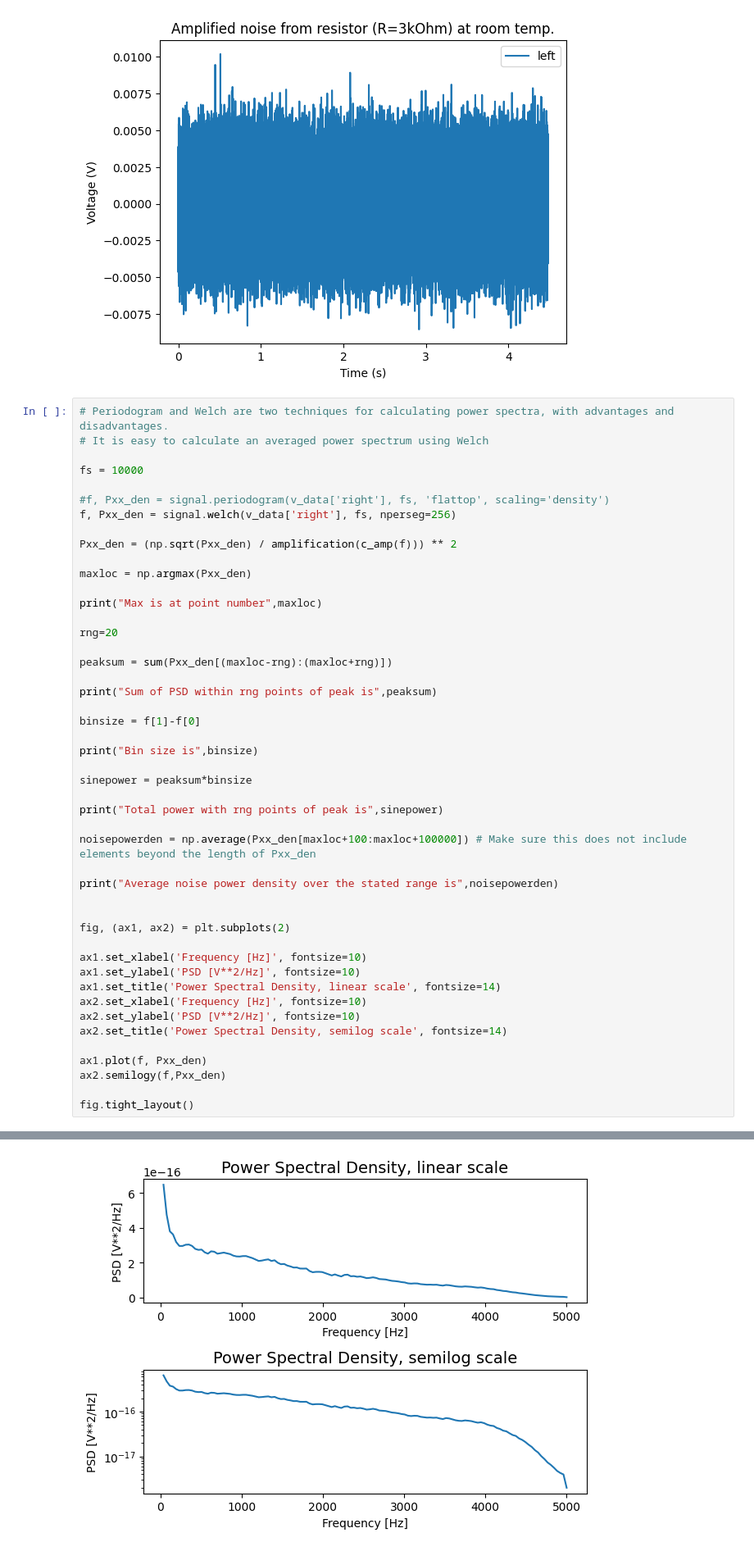
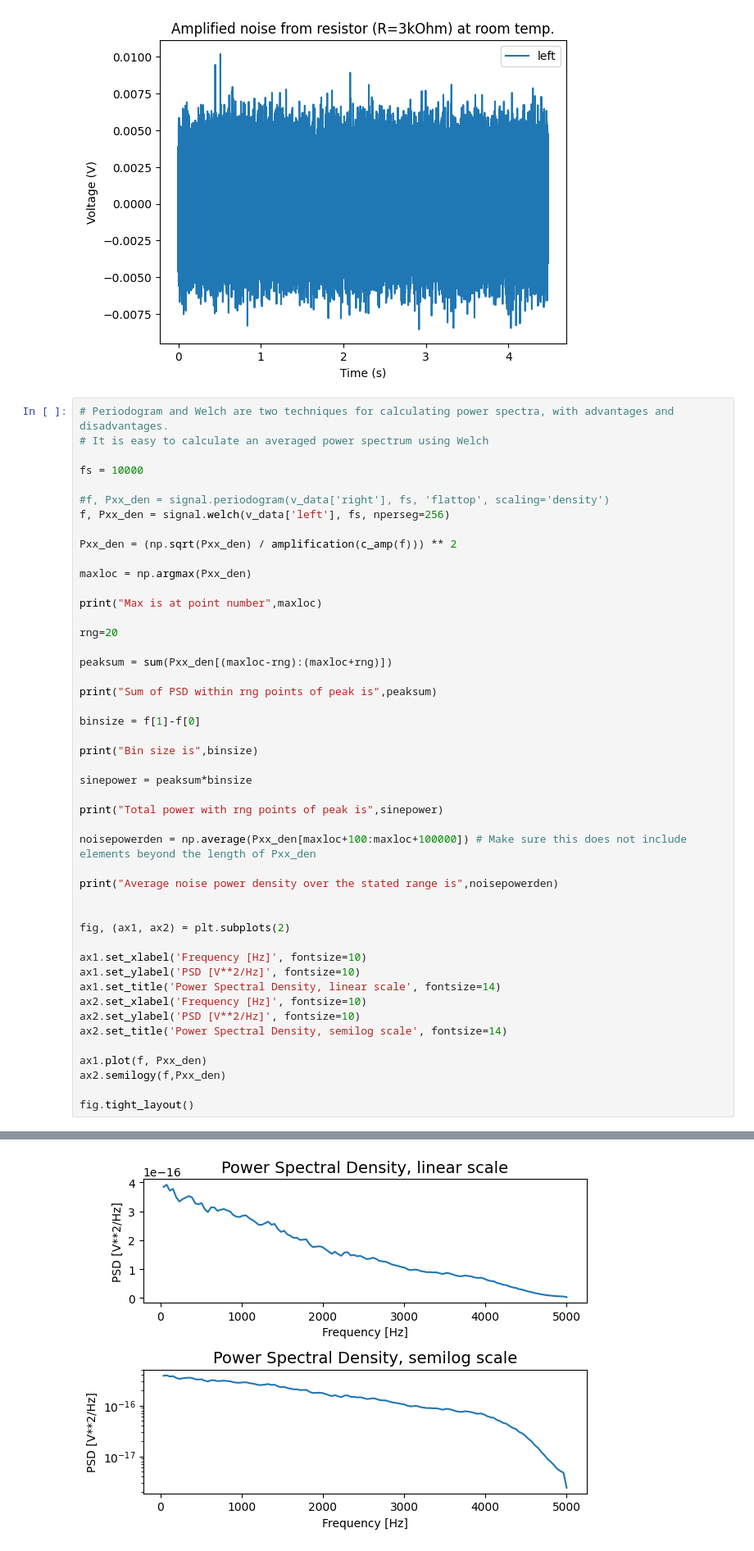
Before and after one commit to loganmachale/PHYS-309, a Jupyter notebook: JN.ipynb, the cells around one changed output, grey strips where cells are left out. Shown at 82% size. Saved outputs shown, nothing was run; the diff lists cells and outputs as text.

```diff
--- a/JN.ipynb
+++ b/JN.ipynb
@@ -112,7 +112,7 @@ plt.legend()
 fs = 10000
 
 #f, Pxx_den = signal.periodogram(v_data['right'], fs, 'flattop', scaling='density')
-f, Pxx_den = signal.welch(v_data['right'], fs, nperseg=256)
+f, Pxx_den = signal.welch(v_data['left'], fs, nperseg=256)
 
 Pxx_den = (np.sqrt(Pxx_den) / amplification(c_amp(f))) ** 2
 
@@ -161 +161 @@ Average noise power density over the stated range is (2.5919975068193884e-17+0j)
-[figure, old version]
+[figure, new version]
```
Also changed, not shown: parts of 1 cell of this notebook.
